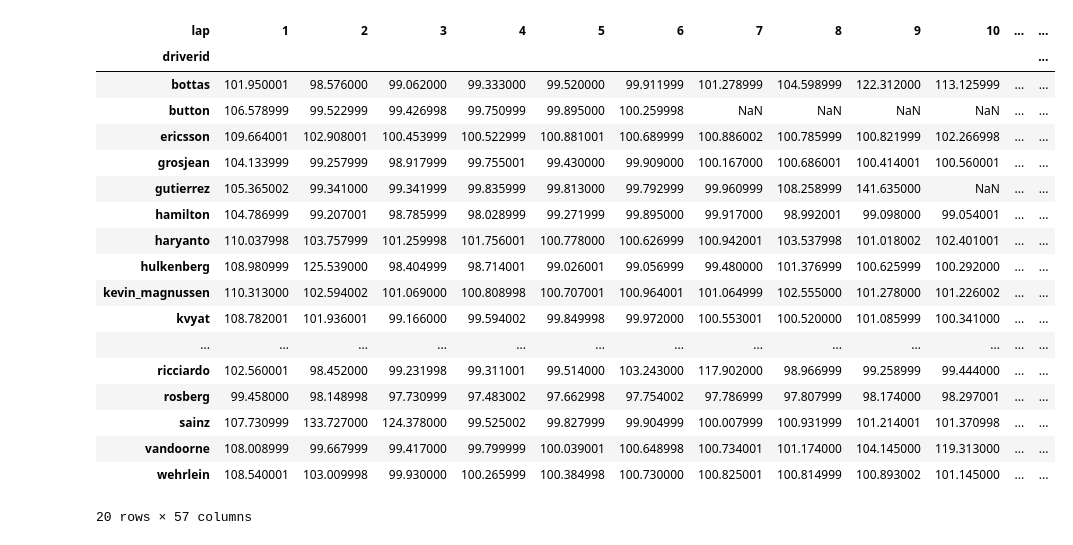
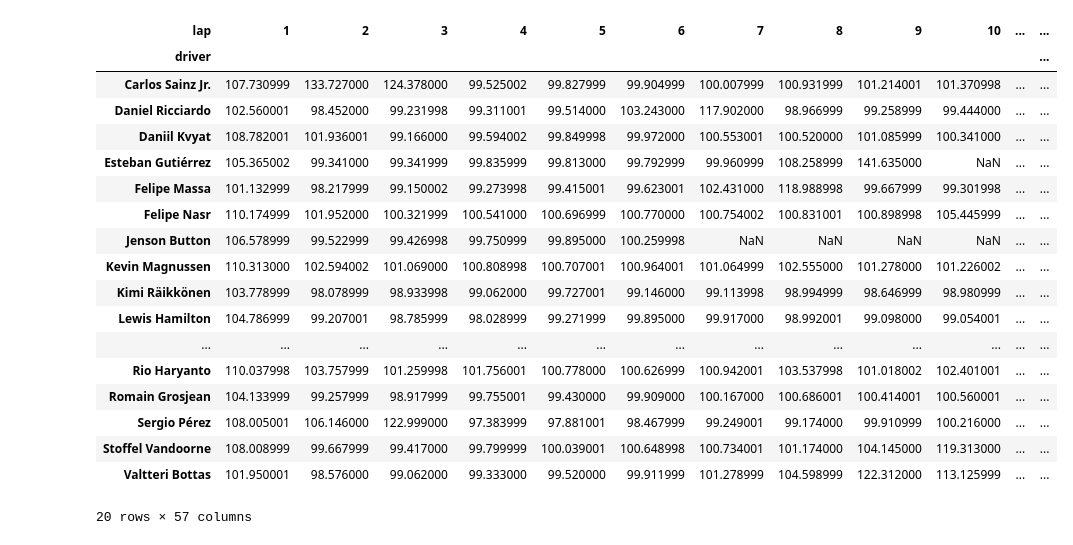
Before and after one commit to jankcious/fantasy-formula-one, a Jupyter notebook: Watch.ipynb, the cells around one changed output. Cells and saved outputs as stored; diff of their text form; code cells hidden in the pictures.

```diff
--- a/Watch.ipynb
+++ b/Watch.ipynb
@@ -73,25 +77,24 @@ df['lap_sec'].hist()
 # %%
-pivot = df.pivot(index='driverid', columns='lap', values='lap_sec')
+pivot = df.pivot(index='driver', columns='lap', values='lap_sec')
+pivot
+# %% [output]
+| lap | 1 | 2 | 3 | 4 | 5 | 6 | 7 | 8 | 9 | 10 | ... | ... |
+| driver |  |  |  |  |  |  |  |  |  |  |  | ... |
+| Carlos Sainz Jr. | 107.730999 | 133.727000 | 124.378000 | 99.525002 | 99.827999 | 99.904999 | 100.007999 | 100.931999 | 101.214001 | 101.370998 | ... | ... |
+| Daniel Ricciardo | 102.560001 | 98.452000 | 99.231998 | 99.311001 | 99.514000 | 103.243000 | 117.902000 | 98.966999 | 99.258999 | 99.444000 | ... | ... |
+| Daniil Kvyat | 108.782001 | 101.936001 | 99.166000 | 99.594002 | 99.849998 | 99.972000 | 100.553001 | 100.520000 | 101.085999 | 100.341000 | ... | ... |
+| Esteban Gutiérrez | 105.365002 | 99.341000 | 99.341999 | 99.835999 | 99.813000 | 99.792999 | 99.960999 | 108.258999 | 141.635000 | NaN | ... | ... |
+| Felipe Massa | 101.132999 | 98.217999 | 99.150002 | 99.273998 | 99.415001 | 99.623001 | 102.431000 | 118.988998 | 99.667999 | 99.301998 | ... | ... |
+| Felipe Nasr | 110.174999 | 101.952000 | 100.321999 | 100.541000 | 100.696999 | 100.770000 | 100.754002 | 100.831001 | 100.898998 | 105.445999 | ... | ... |
+| Jenson Button | 106.578999 | 99.522999 | 99.426998 | 99.750999 | 99.895000 | 100.259998 | NaN | NaN | NaN | NaN | ... | ... |
+| Kevin Magnussen | 110.313000 | 102.594002 | 101.069000 | 100.808998 | 100.707001 | 100.964001 | 101.064999 | 102.555000 | 101.278000 | 101.226002 | ... | ... |
+| Kimi Räikkönen | 103.778999 | 98.078999 | 98.933998 | 99.062000 | 99.727001 | 99.146000 | 99.113998 | 98.994999 | 98.646999 | 98.980999 | ... | ... |
+| Lewis Hamilton | 104.786999 | 99.207001 | 98.785999 | 98.028999 | 99.271999 | 99.895000 | 99.917000 | 98.992001 | 99.098000 | 99.054001 | ... | ... |
+| ... | ... | ... | ... | ... | ... | ... | ... | ... | ... | ... | ... | ... |
+| Rio Haryanto | 110.037998 | 103.757999 | 101.259998 | 101.756001 | 100.778000 | 100.626999 | 100.942001 | 103.537998 | 101.018002 | 102.401001 | ... | ... |
+| Romain Grosjean | 104.133999 | 99.257999 | 98.917999 | 99.755001 | 99.430000 | 99.909000 | 100.167000 | 100.686001 | 100.414001 | 100.560001 | ... | ... |
+| Sergio Pérez | 108.005001 | 106.146000 | 122.999000 | 97.383999 | 97.881001 | 98.467999 | 99.249001 | 99.174000 | 99.910999 | 100.216000 | ... | ... |
+| Stoffel Vandoorne | 108.008999 | 99.667999 | 99.417000 | 99.799999 | 100.039001 | 100.648998 | 100.734001 | 101.174000 | 104.145000 | 119.313000 | ... | ... |
+| Valtteri Bottas | 101.950001 | 98.576000 | 99.062000 | 99.333000 | 99.520000 | 99.911999 | 101.278999 | 104.598999 | 122.312000 | 113.125999 | ... | ... |
+20 rows × 57 columns
-# %%
-pivot
-# %% [output]
-| lap | 1 | 2 | 3 | 4 | 5 | 6 | 7 | 8 | 9 | 10 | ... | ... |
-| driverid |  |  |  |  |  |  |  |  |  |  |  | ... |
-| bottas | 101.950001 | 98.576000 | 99.062000 | 99.333000 | 99.520000 | 99.911999 | 101.278999 | 104.598999 | 122.312000 | 113.125999 | ... | ... |
-| button | 106.578999 | 99.522999 | 99.426998 | 99.750999 | 99.895000 | 100.259998 | NaN | NaN | NaN | NaN | ... | ... |
-| ericsson | 109.664001 | 102.908001 | 100.453999 | 100.522999 | 100.881001 | 100.689999 | 100.886002 | 100.785999 | 100.821999 | 102.266998 | ... | ... |
-| grosjean | 104.133999 | 99.257999 | 98.917999 | 99.755001 | 99.430000 | 99.909000 | 100.167000 | 100.686001 | 100.414001 | 100.560001 | ... | ... |
-| gutierrez | 105.365002 | 99.341000 | 99.341999 | 99.835999 | 99.813000 | 99.792999 | 99.960999 | 108.258999 | 141.635000 | NaN | ... | ... |
-| hamilton | 104.786999 | 99.207001 | 98.785999 | 98.028999 | 99.271999 | 99.895000 | 99.917000 | 98.992001 | 99.098000 | 99.054001 | ... | ... |
-| haryanto | 110.037998 | 103.757999 | 101.259998 | 101.756001 | 100.778000 | 100.626999 | 100.942001 | 103.537998 | 101.018002 | 102.401001 | ... | ... |
-| hulkenberg | 108.980999 | 125.539000 | 98.404999 | 98.714001 | 99.026001 | 99.056999 | 99.480000 | 101.376999 | 100.625999 | 100.292000 | ... | ... |
-| kevin_magnussen | 110.313000 | 102.594002 | 101.069000 | 100.808998 | 100.707001 | 100.964001 | 101.064999 | 102.555000 | 101.278000 | 101.226002 | ... | ... |
-| kvyat | 108.782001 | 101.936001 | 99.166000 | 99.594002 | 99.849998 | 99.972000 | 100.553001 | 100.520000 | 101.085999 | 100.341000 | ... | ... |
-| ... | ... | ... | ... | ... | ... | ... | ... | ... | ... | ... | ... | ... |
-| ricciardo | 102.560001 | 98.452000 | 99.231998 | 99.311001 | 99.514000 | 103.243000 | 117.902000 | 98.966999 | 99.258999 | 99.444000 | ... | ... |
-| rosberg | 99.458000 | 98.148998 | 97.730999 | 97.483002 | 97.662998 | 97.754002 | 97.786999 | 97.807999 | 98.174000 | 98.297001 | ... | ... |
-| sainz | 107.730999 | 133.727000 | 124.378000 | 99.525002 | 99.827999 | 99.904999 | 100.007999 | 100.931999 | 101.214001 | 101.370998 | ... | ... |
-| vandoorne | 108.008999 | 99.667999 | 99.417000 | 99.799999 | 100.039001 | 100.648998 | 100.734001 | 101.174000 | 104.145000 | 119.313000 | ... | ... |
-| wehrlein | 108.540001 | 103.009998 | 99.930000 | 100.265999 | 100.384998 | 100.730000 | 100.825001 | 100.814999 | 100.893002 | 101.145000 | ... | ... |
-20 rows × 57 columns
 # %%
```
Also changed, not shown: parts of 23 cells of this notebook, 4 other files.
